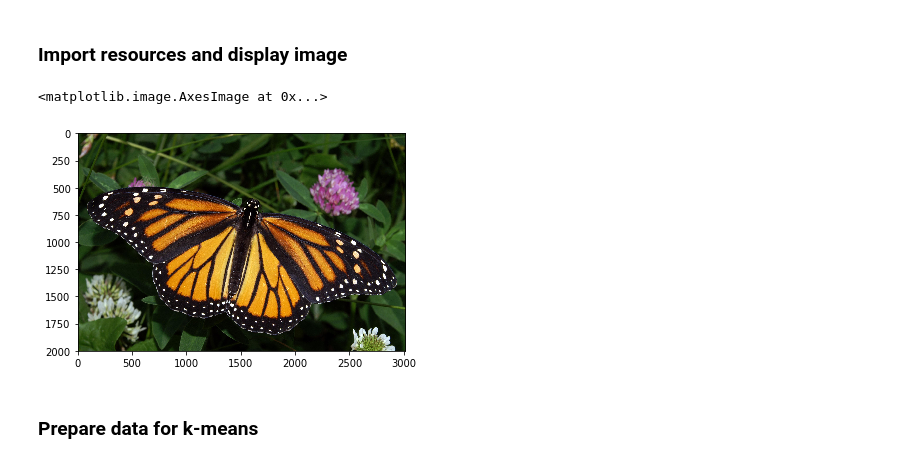
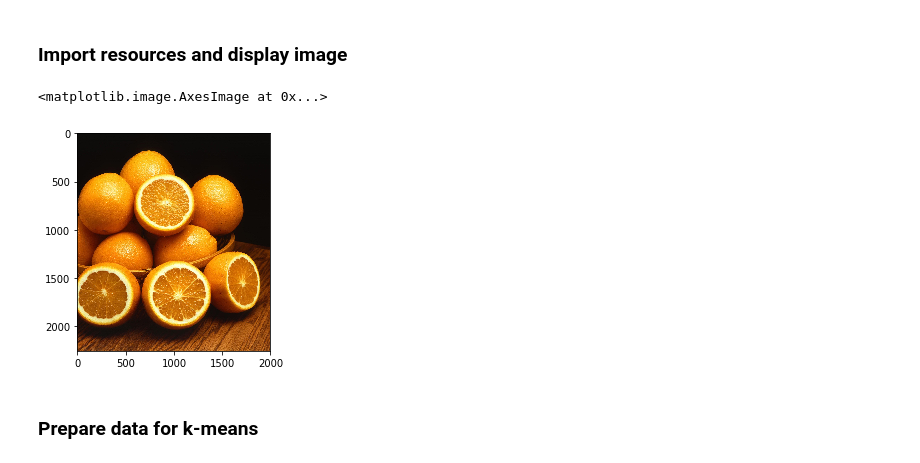
Before and after one commit to 894743926/Computer-Vision, a Jupyter notebook: 1_3_Types_of_Features_Image_Segmentation/3. K-means.ipynb, the cells around one changed output. Cells and saved outputs as stored; diff of their text form; code cells hidden in the pictures.

```diff
--- a/1_3_Types_of_Features_Image_Segmentation/3. K-means.ipynb
+++ b/1_3_Types_of_Features_Image_Segmentation/3. K-means.ipynb
@@ -5,22 +5,22 @@
 # %%
 import numpy as np
 import matplotlib.pyplot as plt
 import cv2
 
 %matplotlib inline
 
 # Read in the image
 ## TODO: Check out the images directory to see other images you can work with
 # And select one!
-image = cv2.imread('images/monarch.jpg')
+image = cv2.imread('images/oranges.jpg')
 
 # Change color to RGB (from BGR)
 image = cv2.cvtColor(image, cv2.COLOR_BGR2RGB)
 
 plt.imshow(image)
 # %% [output]
 <matplotlib.image.AxesImage at 0x...>
-[figure, old version]
+[figure, new version]
 # %% [markdown]
 ### Prepare data for k-means
 # %%
```
Also changed, not shown: parts of 5 cells of this notebook, 2 other files.
